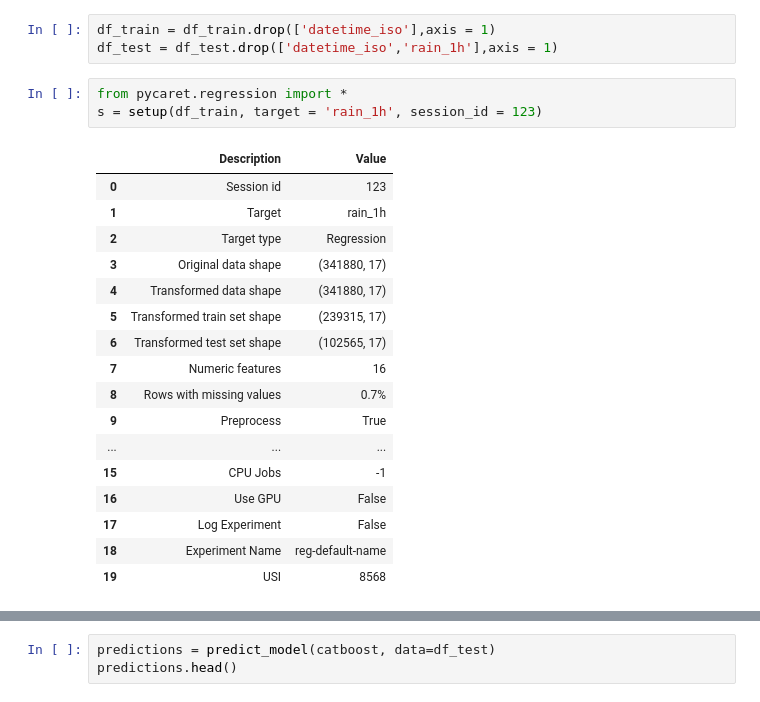
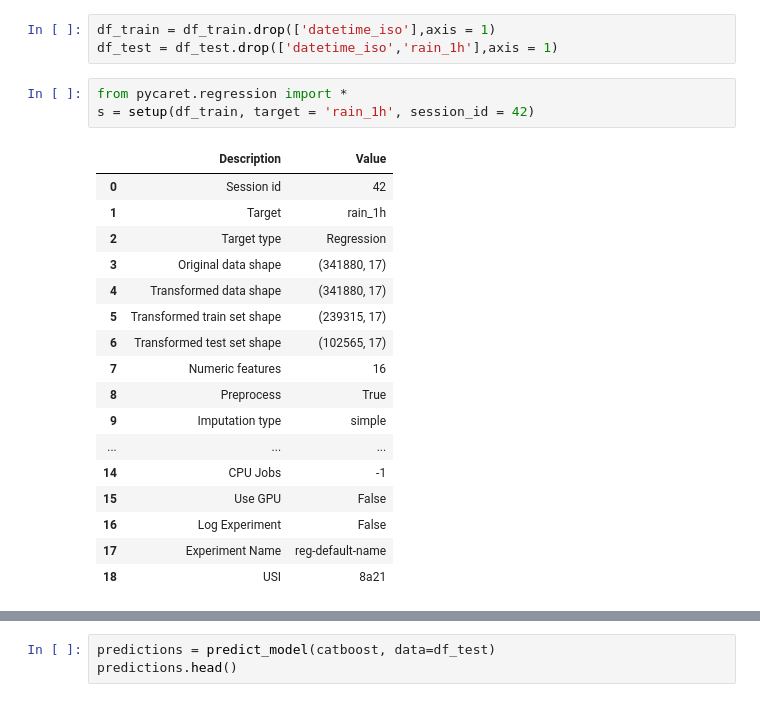
Before and after one commit to RayhanAdii/NextHope-Dataquest, a Jupyter notebook: 8_1_Quick_Modeling.ipynb, the cells around one changed output, grey strips where cells are left out. Drawn from its saved outputs; the diff is of its cells as text.

Commit message:
Re run after new preprocessing

```diff
--- a/8_1_Quick_Modeling.ipynb
+++ b/8_1_Quick_Modeling.ipynb
@@ -23,10 +43,10 @@ df_train = df_train.drop(['datetime_iso'],axis = 1)
 df_test = df_test.drop(['datetime_iso','rain_1h'],axis = 1)
 # %%
 from pycaret.regression import *
-s = setup(df_train, target = 'rain_1h', session_id = 123)
+s = setup(df_train, target = 'rain_1h', session_id = 42)
 # %% [output]
 |  | Description | Value |
-| 0 | Session id | 123 |
+| 0 | Session id | 42 |
 | 1 | Target | rain_1h |
 | 2 | Target type | Regression |
 | 3 | Original data shape | (341880, 17) |
@@ -34,14 +54,14 @@ s = setup(df_train, target = 'rain_1h', session_id = 123)
 | 5 | Transformed train set shape | (239315, 17) |
 | 6 | Transformed test set shape | (102565, 17) |
 | 7 | Numeric features | 16 |
-| 8 | Rows with missing values | 0.7% |
-| 9 | Preprocess | True |
+| 8 | Preprocess | True |
+| 9 | Imputation type | simple |
 | ... | ... | ... |
-| 15 | CPU Jobs | -1 |
-| 16 | Use GPU | False |
-| 17 | Log Experiment | False |
-| 18 | Experiment Name | reg-default-name |
-| 19 | USI | 8568 |
+| 14 | CPU Jobs | -1 |
+| 15 | Use GPU | False |
+| 16 | Log Experiment | False |
+| 17 | Experiment Name | reg-default-name |
+| 18 | USI | 8a21 |
 # %%
 catboost = create_model('catboost')
 # %% [output]
```
Also changed, not shown: parts of 5 cells of this notebook, 10 other files.
